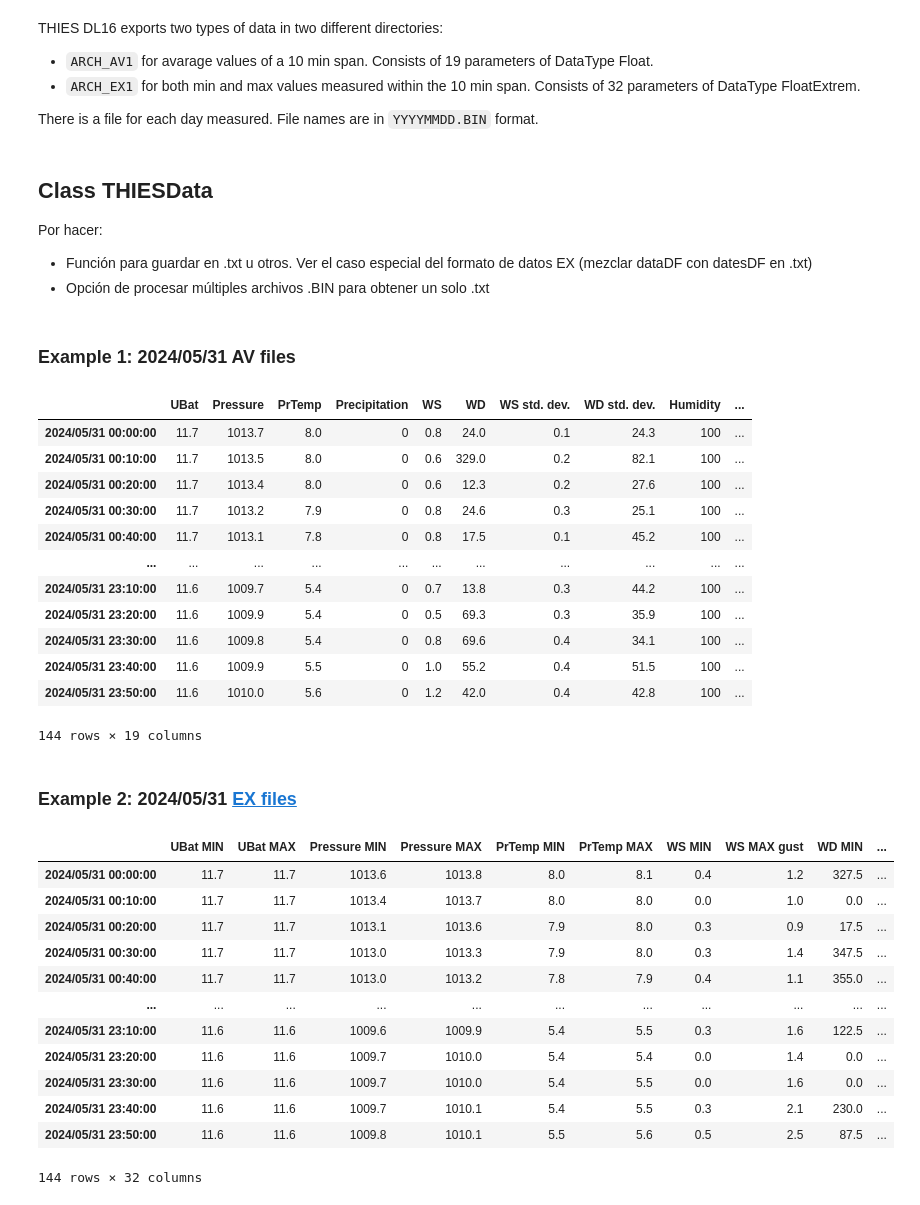
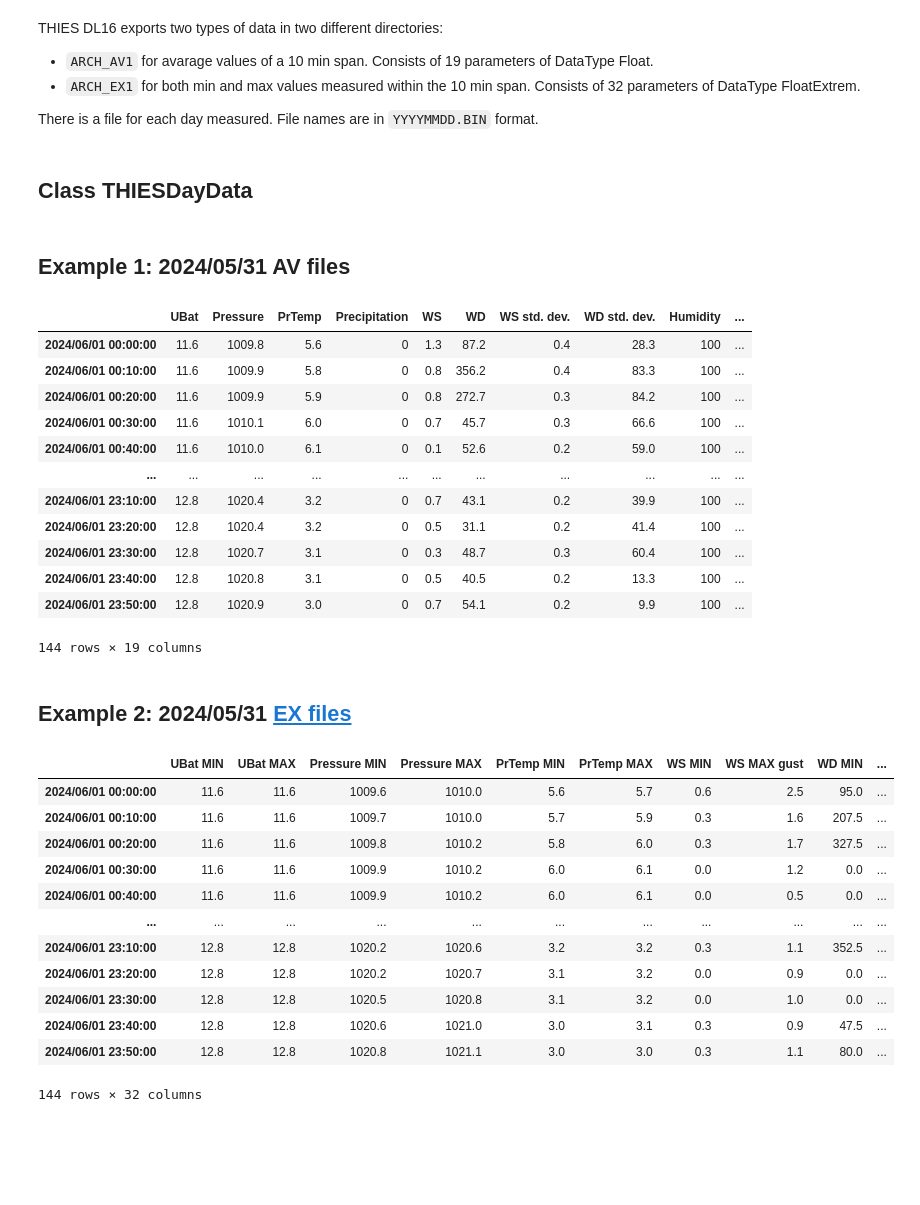
Before and after one commit to raxlab/thies-bin-processor, a Jupyter notebook: bin2txt.ipynb, the cells around one changed output. Drawn from its saved outputs; the diff is of its cells as text; code cells hidden in the pictures; blank space fills up the shorter version.

Commit message:
THIESData & THIESDayData + .py file

```diff
--- a/bin2txt.ipynb
+++ b/bin2txt.ipynb
@@ -31,16 +32,10 @@ STATUS_CHAR = {0b00000000 : 0,  # Status OK
               0b00000010 : '?', # Error depending on measurement type (for ex. ADC overflow)
               0b00000001 : '?'} # Error depending on measurement type (for ex. cable break)
 # %%
-path_bin_av = './BINFILES/ARCH_AV1/20240531.BIN'
-path_bin_ex = './BINFILES/ARCH_EX1/20240531.BIN'
+path_bin_av = './BINFILES/ARCH_AV1/20240601.BIN'
+path_bin_ex = './BINFILES/ARCH_EX1/20240601.BIN'
 path_ini_av = './BINFILES/ARCH_AV1/DESCFILE.INI'
 path_ini_ex = './BINFILES/ARCH_EX1/DESCFILE.INI'
-# %% [markdown]
-## Class THIESData
-
-
-Por hacer:
-
-* Función para guardar en .txt u otros. Ver el caso especial del formato de datos EX (mezclar dataDF con datesDF en .txt)
-* Opción de procesar múltiples archivos .BIN para obtener un solo .txt
+# %% [markdown]
+## Class THIESDayData
 # %%
@@ -171,41 +208,43 @@ class THIESData:
 # %% [markdown]
-### Example 1: 2024/05/31 AV files
+## Example 1: 2024/05/31 AV files
 # %%
-data1 = THIESData(path_bin_av, path_ini_av, 'av')
+data1 = THIESDayData('av')
+data1.read_binfile(path_bin_av, path_ini_av)
+
 data1.dataDF
-# data1.write_csv('./example1.csv')
 # %% [output]
 |  | UBat | Pressure | PrTemp | Precipitation | WS | WD | WS std. dev. | WD std. dev. | Humidity | ... |
-| 2024/05/31 00:00:00 | 11.7 | 1013.7 | 8.0 | 0 | 0.8 | 24.0 | 0.1 | 24.3 | 100 | ... |
-| 2024/05/31 00:10:00 | 11.7 | 1013.5 | 8.0 | 0 | 0.6 | 329.0 | 0.2 | 82.1 | 100 | ... |
-| 2024/05/31 00:20:00 | 11.7 | 1013.4 | 8.0 | 0 | 0.6 | 12.3 | 0.2 | 27.6 | 100 | ... |
-| 2024/05/31 00:30:00 | 11.7 | 1013.2 | 7.9 | 0 | 0.8 | 24.6 | 0.3 | 25.1 | 100 | ... |
-| 2024/05/31 00:40:00 | 11.7 | 1013.1 | 7.8 | 0 | 0.8 | 17.5 | 0.1 | 45.2 | 100 | ... |
+| 2024/06/01 00:00:00 | 11.6 | 1009.8 | 5.6 | 0 | 1.3 | 87.2 | 0.4 | 28.3 | 100 | ... |
+| 2024/06/01 00:10:00 | 11.6 | 1009.9 | 5.8 | 0 | 0.8 | 356.2 | 0.4 | 83.3 | 100 | ... |
+| 2024/06/01 00:20:00 | 11.6 | 1009.9 | 5.9 | 0 | 0.8 | 272.7 | 0.3 | 84.2 | 100 | ... |
+| 2024/06/01 00:30:00 | 11.6 | 1010.1 | 6.0 | 0 | 0.7 | 45.7 | 0.3 | 66.6 | 100 | ... |
+| 2024/06/01 00:40:00 | 11.6 | 1010.0 | 6.1 | 0 | 0.1 | 52.6 | 0.2 | 59.0 | 100 | ... |
 | ... | ... | ... | ... | ... | ... | ... | ... | ... | ... | ... |
-| 2024/05/31 23:10:00 | 11.6 | 1009.7 | 5.4 | 0 | 0.7 | 13.8 | 0.3 | 44.2 | 100 | ... |
-| 2024/05/31 23:20:00 | 11.6 | 1009.9 | 5.4 | 0 | 0.5 | 69.3 | 0.3 | 35.9 | 100 | ... |
-| 2024/05/31 23:30:00 | 11.6 | 1009.8 | 5.4 | 0 | 0.8 | 69.6 | 0.4 | 34.1 | 100 | ... |
-| 2024/05/31 23:40:00 | 11.6 | 1009.9 | 5.5 | 0 | 1.0 | 55.2 | 0.4 | 51.5 | 100 | ... |
-| 2024/05/31 23:50:00 | 11.6 | 1010.0 | 5.6 | 0 | 1.2 | 42.0 | 0.4 | 42.8 | 100 | ... |
+| 2024/06/01 23:10:00 | 12.8 | 1020.4 | 3.2 | 0 | 0.7 | 43.1 | 0.2 | 39.9 | 100 | ... |
+| 2024/06/01 23:20:00 | 12.8 | 1020.4 | 3.2 | 0 | 0.5 | 31.1 | 0.2 | 41.4 | 100 | ... |
+| 2024/06/01 23:30:00 | 12.8 | 1020.7 | 3.1 | 0 | 0.3 | 48.7 | 0.3 | 60.4 | 100 | ... |
+| 2024/06/01 23:40:00 | 12.8 | 1020.8 | 3.1 | 0 | 0.5 | 40.5 | 0.2 | 13.3 | 100 | ... |
+| 2024/06/01 23:50:00 | 12.8 | 1020.9 | 3.0 | 0 | 0.7 | 54.1 | 0.2 | 9.9 | 100 | ... |
 144 rows × 19 columns
 # %% [markdown]
-### Example 2: 2024/05/31 [EX files](https://www.youtube.com/watch?v=v4-GcS1UQyg)
+## Example 2: 2024/05/31 [EX files](https://www.youtube.com/watch?v=v4-GcS1UQyg)
 # %%
-data2 = THIESData(path_bin_ex, path_ini_ex, 'ex')
-data2.dataDF
+data2 = THIESDayData('ex')
+data2.read_binfile(path_bin_ex, path_ini_ex)
+data2
 # %% [output]
 |  | UBat MIN | UBat MAX | Pressure MIN | Pressure MAX | PrTemp MIN | PrTemp MAX | WS MIN | WS MAX gust | WD MIN | ... |
-| 2024/05/31 00:00:00 | 11.7 | 11.7 | 1013.6 | 1013.8 | 8.0 | 8.1 | 0.4 | 1.2 | 327.5 | ... |
-| 2024/05/31 00:10:00 | 11.7 | 11.7 | 1013.4 | 1013.7 | 8.0 | 8.0 | 0.0 | 1.0 | 0.0 | ... |
-| 2024/05/31 00:20:00 | 11.7 | 11.7 | 1013.1 | 1013.6 | 7.9 | 8.0 | 0.3 | 0.9 | 17.5 | ... |
-| 2024/05/31 00:30:00 | 11.7 | 11.7 | 1013.0 | 1013.3 | 7.9 | 8.0 | 0.3 | 1.4 | 347.5 | ... |
-| 2024/05/31 00:40:00 | 11.7 | 11.7 | 1013.0 | 1013.2 | 7.8 | 7.9 | 0.4 | 1.1 | 355.0 | ... |
+| 2024/06/01 00:00:00 | 11.6 | 11.6 | 1009.6 | 1010.0 | 5.6 | 5.7 | 0.6 | 2.5 | 95.0 | ... |
+| 2024/06/01 00:10:00 | 11.6 | 11.6 | 1009.7 | 1010.0 | 5.7 | 5.9 | 0.3 | 1.6 | 207.5 | ... |
+| 2024/06/01 00:20:00 | 11.6 | 11.6 | 1009.8 | 1010.2 | 5.8 | 6.0 | 0.3 | 1.7 | 327.5 | ... |
+| 2024/06/01 00:30:00 | 11.6 | 11.6 | 1009.9 | 1010.2 | 6.0 | 6.1 | 0.0 | 1.2 | 0.0 | ... |
+| 2024/06/01 00:40:00 | 11.6 | 11.6 | 1009.9 | 1010.2 | 6.0 | 6.1 | 0.0 | 0.5 | 0.0 | ... |
 | ... | ... | ... | ... | ... | ... | ... | ... | ... | ... | ... |
-| 2024/05/31 23:10:00 | 11.6 | 11.6 | 1009.6 | 1009.9 | 5.4 | 5.5 | 0.3 | 1.6 | 122.5 | ... |
-| 2024/05/31 23:20:00 | 11.6 | 11.6 | 1009.7 | 1010.0 | 5.4 | 5.4 | 0.0 | 1.4 | 0.0 | ... |
-| 2024/05/31 23:30:00 | 11.6 | 11.6 | 1009.7 | 1010.0 | 5.4 | 5.5 | 0.0 | 1.6 | 0.0 | ... |
-| 2024/05/31 23:40:00 | 11.6 | 11.6 | 1009.7 | 1010.1 | 5.4 | 5.5 | 0.3 | 2.1 | 230.0 | ... |
-| 2024/05/31 23:50:00 | 11.6 | 11.6 | 1009.8 | 1010.1 | 5.5 | 5.6 | 0.5 | 2.5 | 87.5 | ... |
+| 2024/06/01 23:10:00 | 12.8 | 12.8 | 1020.2 | 1020.6 | 3.2 | 3.2 | 0.3 | 1.1 | 352.5 | ... |
+| 2024/06/01 23:20:00 | 12.8 | 12.8 | 1020.2 | 1020.7 | 3.1 | 3.2 | 0.0 | 0.9 | 0.0 | ... |
+| 2024/06/01 23:30:00 | 12.8 | 12.8 | 1020.5 | 1020.8 | 3.1 | 3.2 | 0.0 | 1.0 | 0.0 | ... |
+| 2024/06/01 23:40:00 | 12.8 | 12.8 | 1020.6 | 1021.0 | 3.0 | 3.1 | 0.3 | 0.9 | 47.5 | ... |
+| 2024/06/01 23:50:00 | 12.8 | 12.8 | 1020.8 | 1021.1 | 3.0 | 3.0 | 0.3 | 1.1 | 80.0 | ... |
 144 rows × 32 columns
 # %%
 # At what time was the MAX/MIN measurment taken (hh:mm)
```
Also changed, not shown: parts of 9 cells of this notebook, 1 other file.
